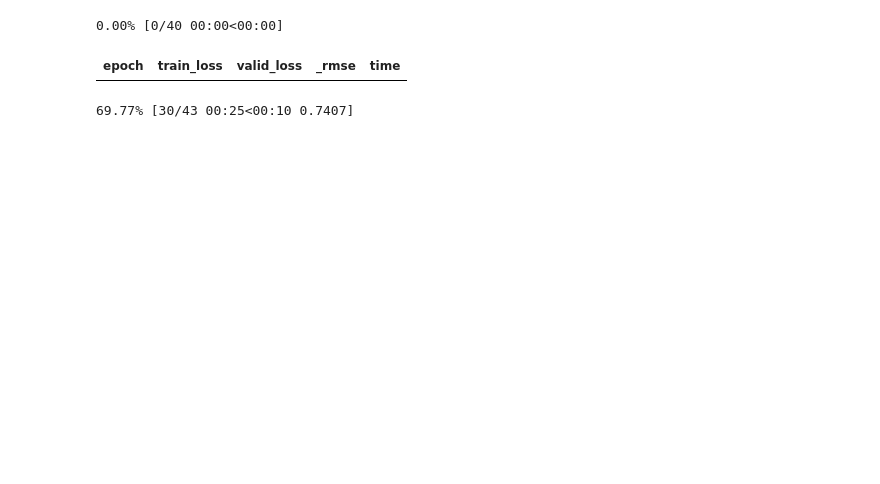
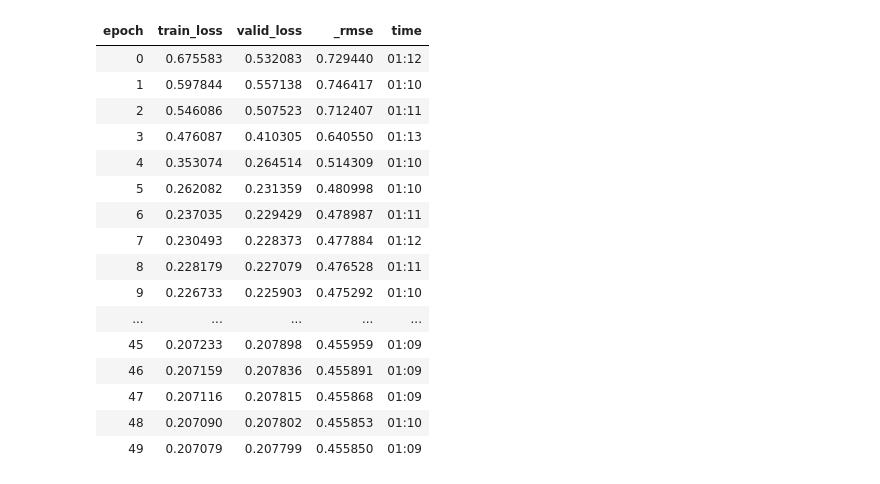
Before and after one commit to strombom/puffin-trader, a Jupyter notebook: BitNet/learn.ipynb, the cells around one changed output. Saved outputs shown, nothing was run; the diff lists cells and outputs as text; code cells hidden in the pictures; blank space fills up the shorter version.

```diff
--- a/BitNet/learn.ipynb
+++ b/BitNet/learn.ipynb
@@ -57,10 +64,24 @@ dls = to.dataloaders(bs=2**17)
 # %%
 learn = tabular_learner(dls, metrics=rmse)
 # %%
-learn.fit_one_cycle(40)
+learn.fit_one_cycle(50)
 # %% [output]
-0.00% [0/40 00:00<00:00]
 | epoch | train_loss | valid_loss | _rmse | time |
+| 0 | 0.675583 | 0.532083 | 0.729440 | 01:12 |
+| 1 | 0.597844 | 0.557138 | 0.746417 | 01:10 |
+| 2 | 0.546086 | 0.507523 | 0.712407 | 01:11 |
+| 3 | 0.476087 | 0.410305 | 0.640550 | 01:13 |
+| 4 | 0.353074 | 0.264514 | 0.514309 | 01:10 |
+| 5 | 0.262082 | 0.231359 | 0.480998 | 01:10 |
+| 6 | 0.237035 | 0.229429 | 0.478987 | 01:11 |
+| 7 | 0.230493 | 0.228373 | 0.477884 | 01:12 |
+| 8 | 0.228179 | 0.227079 | 0.476528 | 01:11 |
+| 9 | 0.226733 | 0.225903 | 0.475292 | 01:10 |
+| ... | ... | ... | ... | ... |
+| 45 | 0.207233 | 0.207898 | 0.455959 | 01:09 |
+| 46 | 0.207159 | 0.207836 | 0.455891 | 01:09 |
+| 47 | 0.207116 | 0.207815 | 0.455868 | 01:09 |
+| 48 | 0.207090 | 0.207802 | 0.455853 | 01:10 |
+| 49 | 0.207079 | 0.207799 | 0.455850 | 01:09 |
-69.77% [30/43 00:25<00:10 0.7407]
 # %%
 learn.show_results(max_n=50)
```
Also changed, not shown: parts of 2 cells of this notebook, 3 other files.
